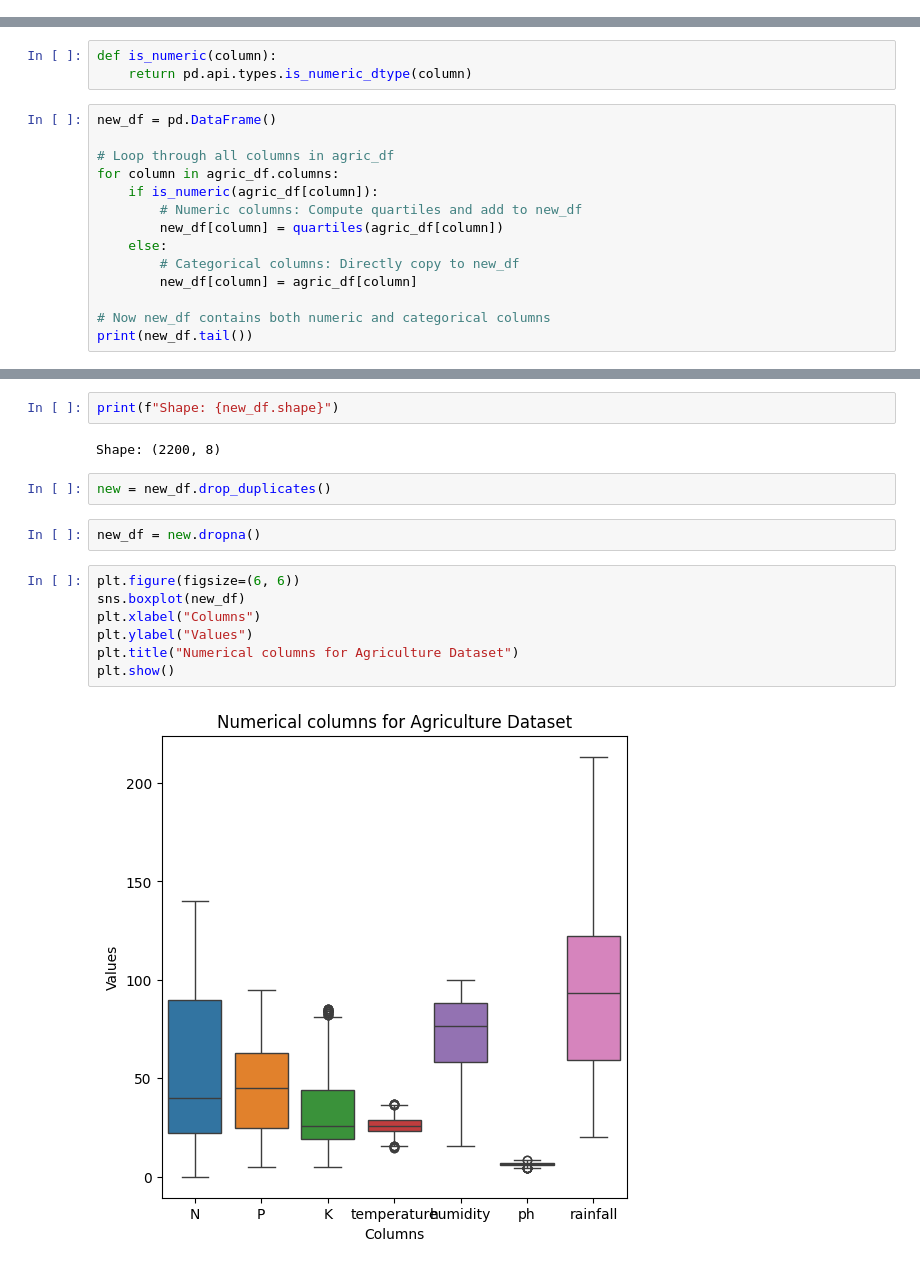
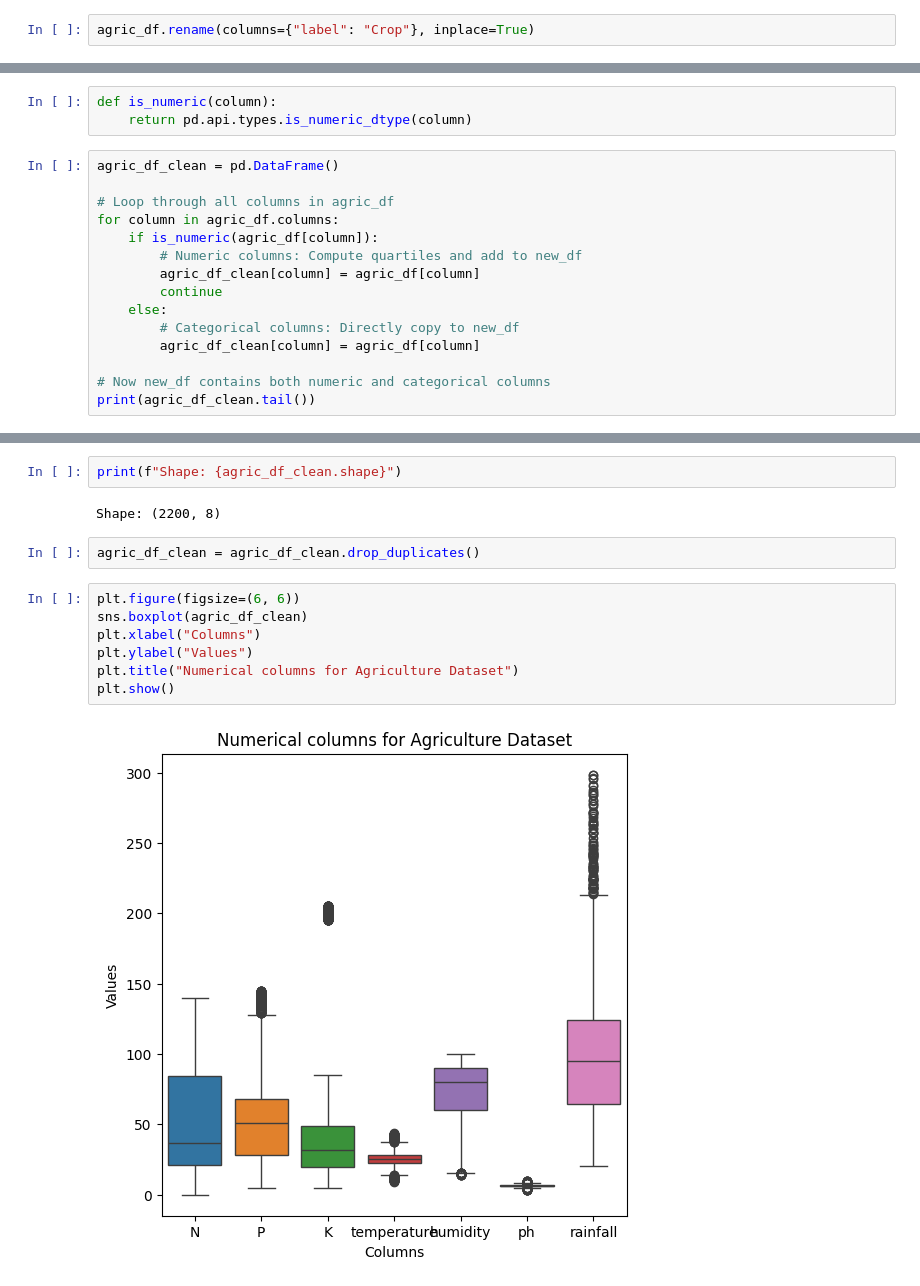
Before and after one commit to Dan-njuguna/agriculture, a Jupyter notebook: agriculture.ipynb, the cells around one changed output, grey strips where cells are left out. Drawn from its saved outputs; the diff is of its cells as text.

```diff
--- a/agriculture.ipynb
+++ b/agriculture.ipynb
@@ -88,0 +102,2 @@ plt.show()
+# %%
+agric_df.rename(columns={"label": "Crop"}, inplace=True)
@@ -192,17 +217,18 @@ def quartiles(col_data):
 def is_numeric(column):
     return pd.api.types.is_numeric_dtype(column)
 # %%
-new_df = pd.DataFrame()
+agric_df_clean = pd.DataFrame()
 
 # Loop through all columns in agric_df
 for column in agric_df.columns:
     if is_numeric(agric_df[column]):
         # Numeric columns: Compute quartiles and add to new_df
-        new_df[column] = quartiles(agric_df[column])
+        agric_df_clean[column] = agric_df[column]
+        continue
     else:
         # Categorical columns: Directly copy to new_df
-        new_df[column] = agric_df[column]
+        agric_df_clean[column] = agric_df[column]
 
 # Now new_df contains both numeric and categorical columns
-print(new_df.tail())
+print(agric_df_clean.tail())
 # %% [output]
@@ -226,19 +252,17 @@ label            0
 dtype: int64
 # %%
-print(f"Shape: {new_df.shape}")
+print(f"Shape: {agric_df_clean.shape}")
 # %% [output]
 Shape: (2200, 8)
-# %%
-new = new_df.drop_duplicates()
-# %%
-new_df = new.dropna()
+# %%
+agric_df_clean = agric_df_clean.drop_duplicates()
 # %%
 plt.figure(figsize=(6, 6))
-sns.boxplot(new_df)
+sns.boxplot(agric_df_clean)
 plt.xlabel("Columns")
 plt.ylabel("Values")
 plt.title("Numerical columns for Agriculture Dataset")
 plt.show()
 # %% [output]
-[figure, old version]
+[figure, new version]
 # %%
```
Also changed, not shown: parts of 33 cells of this notebook.
